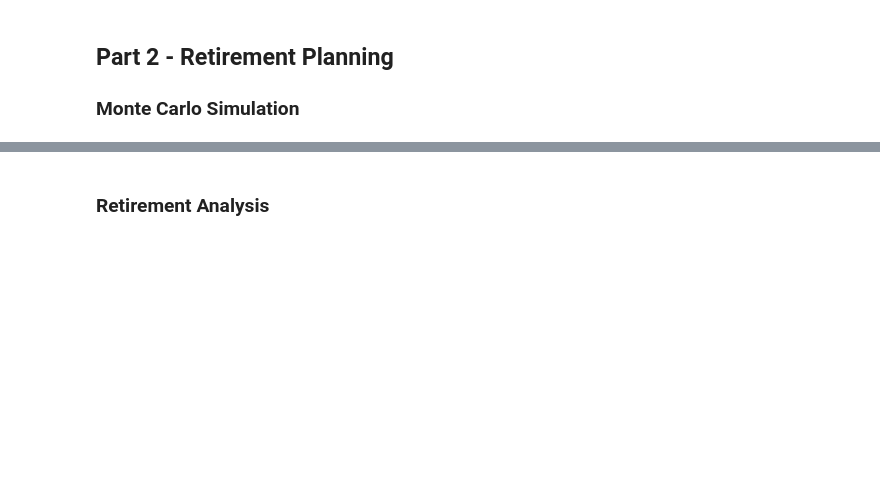
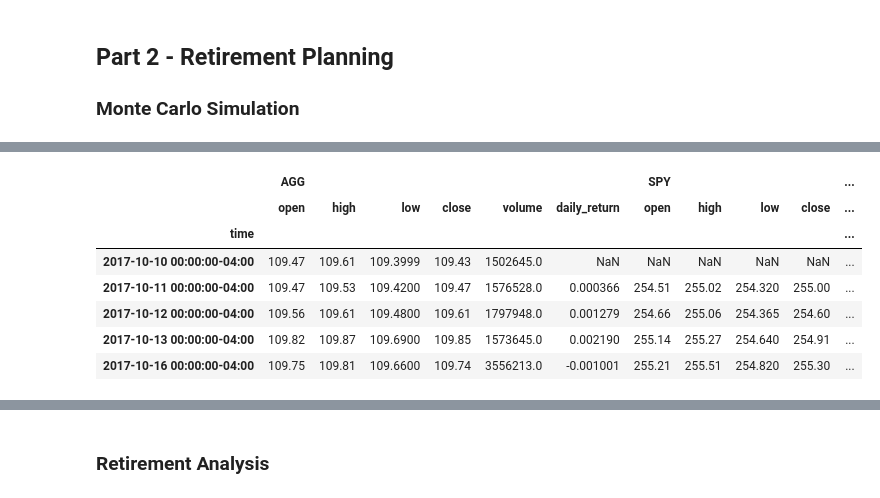
Before and after one commit to mmfsb/APIs_Homework, a Jupyter notebook: Starter_Code/financial-planner.ipynb, the cells around one changed output, grey strips where cells are left out. Cells and saved outputs as stored; diff of their text form; code cells hidden in the pictures; blank space fills up the shorter version.

```diff
--- a/Starter_Code/financial-planner.ipynb
+++ b/Starter_Code/financial-planner.ipynb
@@ -239 +264,13 @@ df_stock_data.head()
+# %%
+# Printing the simulation input data
+MC_thirty_year.portfolio_data.head()
+# %% [output]
+|  | AGG |  |  |  |  |  | SPY |  |  |  | ... |
+|  | open | high | low | close | volume | daily_return | open | high | low | close | ... |
+| time |  |  |  |  |  |  |  |  |  |  | ... |
+| 2017-10-10 00:00:00-04:00 | 109.47 | 109.61 | 109.3999 | 109.43 | 1502645.0 | NaN | NaN | NaN | NaN | NaN | ... |
+| 2017-10-11 00:00:00-04:00 | 109.47 | 109.53 | 109.4200 | 109.47 | 1576528.0 | 0.000366 | 254.51 | 255.02 | 254.320 | 255.00 | ... |
+| 2017-10-12 00:00:00-04:00 | 109.56 | 109.61 | 109.4800 | 109.61 | 1797948.0 | 0.001279 | 254.66 | 255.06 | 254.365 | 254.60 | ... |
+| 2017-10-13 00:00:00-04:00 | 109.82 | 109.87 | 109.6900 | 109.85 | 1573645.0 | 0.002190 | 255.14 | 255.27 | 254.640 | 254.91 | ... |
+| 2017-10-16 00:00:00-04:00 | 109.75 | 109.81 | 109.6600 | 109.74 | 3556213.0 | -0.001001 | 255.21 | 255.51 | 254.820 | 255.30 | ... |
 # %%
```
Also changed, not shown: parts of 17 cells of this notebook.
